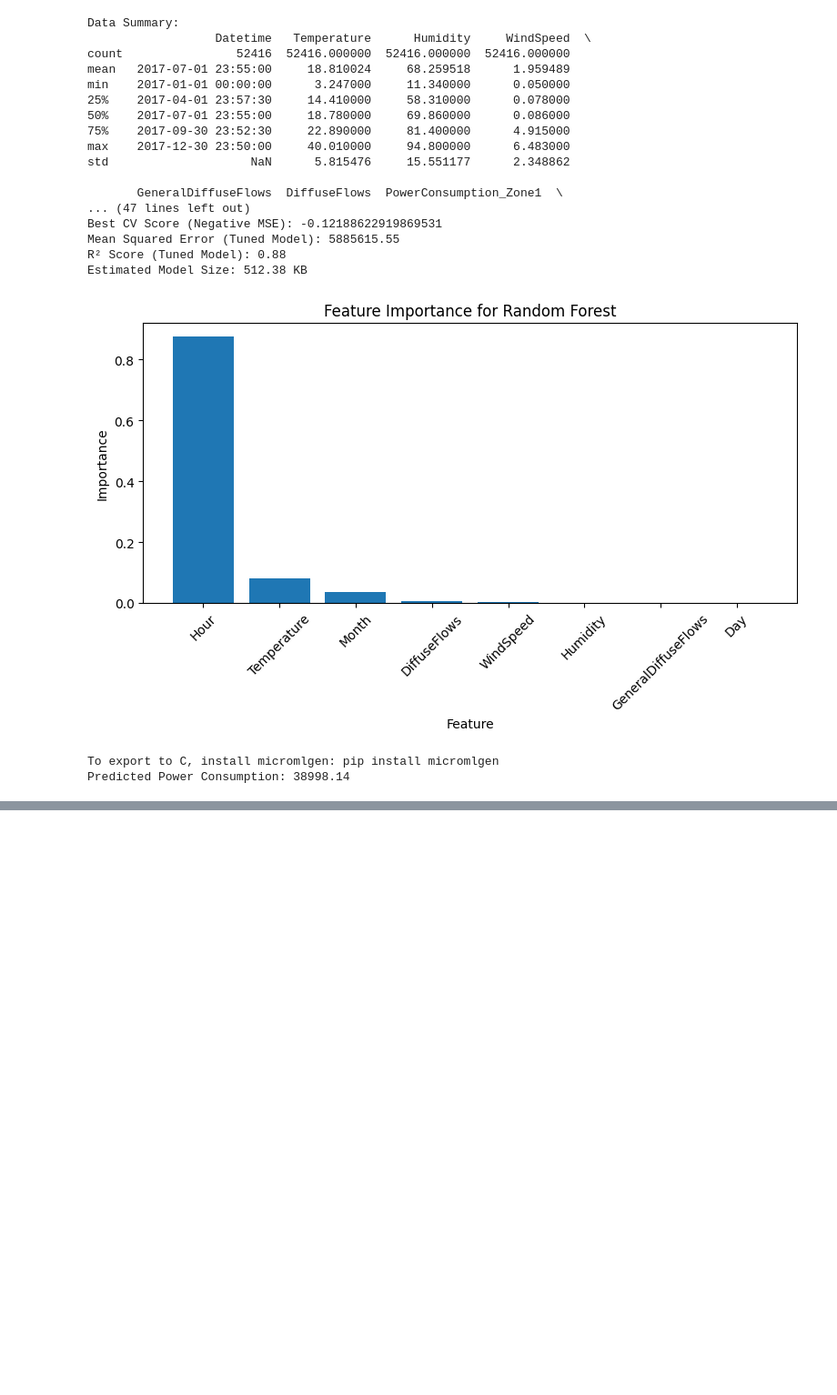
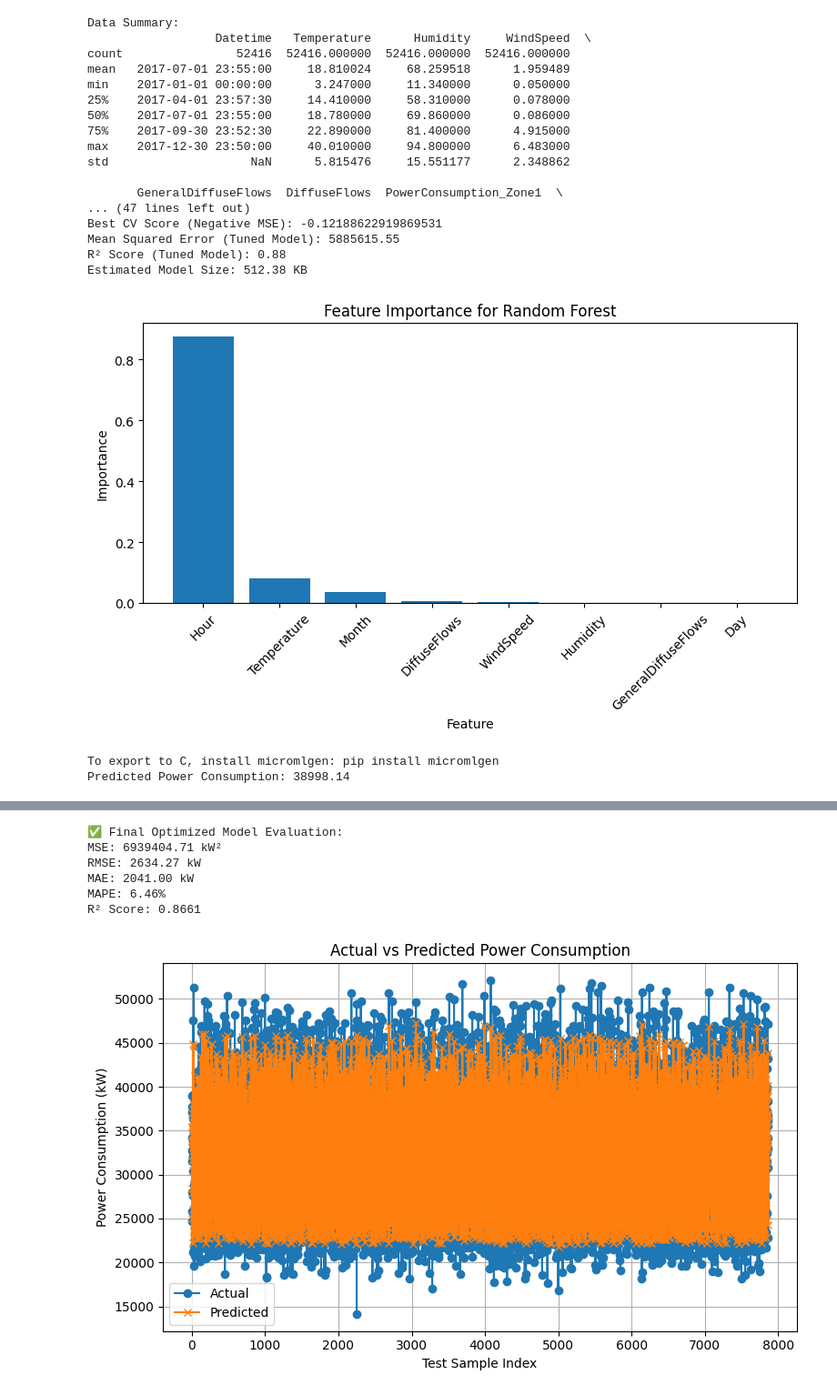
Before and after one commit to aditya2k5/Forecasting-electric-load-using_ML, a Jupyter notebook: Load_prediction_best_model.ipynb, the cells around one changed output, grey strips where cells are left out. Shown at 91% size. Saved outputs shown, nothing was run; the diff lists cells and outputs as text; code cells hidden in the pictures; blank space fills up the shorter version.

```diff
--- a/Load_prediction_best_model.ipynb
+++ b/Load_prediction_best_model.ipynb
@@ -1665,0 +2294,79 @@ R² Score: 0.88
+# %%
+import numpy as np
+import pandas as pd
+import matplotlib.pyplot as plt
+from sklearn.ensemble import RandomForestRegressor
+from sklearn.metrics import mean_squared_error, r2_score, mean_absolute_error
+from sklearn.preprocessing import StandardScaler
+from sklearn.model_selection import train_test_split
+import warnings
+warnings.filterwarnings('ignore')
+
+# ----- Feature Engineering -----
+df['Temp_Humid'] = df['Temperature'] * df['Humidity']
+df['Wind_Diff'] = df['WindSpeed'] * df['DiffuseFlows']
+df['Temp_to_Humid'] = df['Temperature'] / (df['Humidity'] + 1)
+df['Wind_to_Diff'] = df['WindSpeed'] / (df['DiffuseFlows'] + 1)
+
+# Use the most relevant features only (exactly 8)
+features = ['Temperature', 'Humidity', 'WindSpeed',
+            'Temp_Humid', 'Wind_Diff', 'Temp_to_Humid',
+            'Hour', 'Month']
+
+X = df[features]
+y = df['PowerConsumption_Zone1']
+
+# Scale X only
+scaler = StandardScaler()
+X_scaled = scaler.fit_transform(X)
+
+# Train-Test Split
+X_train, X_test, y_train, y_test = train_test_split(
+    X_scaled, y, test_size=0.15, random_state=42
+)
+
+# Final model (tuned & small)
+model = RandomForestRegressor(
+    n_estimators=25,
+    max_depth=8,
+    min_samples_split=10,
+    min_samples_leaf=5,
+    max_features=0.3,
+    random_state=42
+)
+model.fit(X_train, y_train)
+y_pred = model.predict(X_test)
+
+# Evaluation
+mse = mean_squared_error(y_test, y_pred)
+rmse = np.sqrt(mse)
+mae = mean_absolute_error(y_test, y_pred)
+mape = np.mean(np.abs((y_test - y_pred) / np.where(y_test == 0, 1, y_test))) * 100
+r2 = r2_score(y_test, y_pred)
+
+print("\n✅ Final Optimized Model Evaluation:")
+print(f"MSE: {mse:.2f} kW²")
+print(f"RMSE: {rmse:.2f} kW")
+print(f"MAE: {mae:.2f} kW")
+print(f"MAPE: {mape:.2f}%")
+print(f"R² Score: {r2:.4f}")
+
+# --- Actual vs Predicted Plot ---
+plt.figure(figsize=(8, 5))
+plt.plot(y_test.values, label='Actual', marker='o')
+plt.plot(y_pred, label='Predicted', marker='x')
+plt.title('Actual vs Predicted Power Consumption')
+plt.xlabel('Test Sample Index')
+plt.ylabel('Power Consumption (kW)')
+plt.legend()
+plt.grid(True)
+plt.tight_layout()
+plt.show()
+# %% [output]
+✅ Final Optimized Model Evaluation:
+MSE: 6939404.71 kW²
+RMSE: 2634.27 kW
+MAE: 2041.00 kW
+MAPE: 6.46%
+R² Score: 0.8661
+[figure, added]
```
Also changed, not shown: parts of 10 cells of this notebook.
